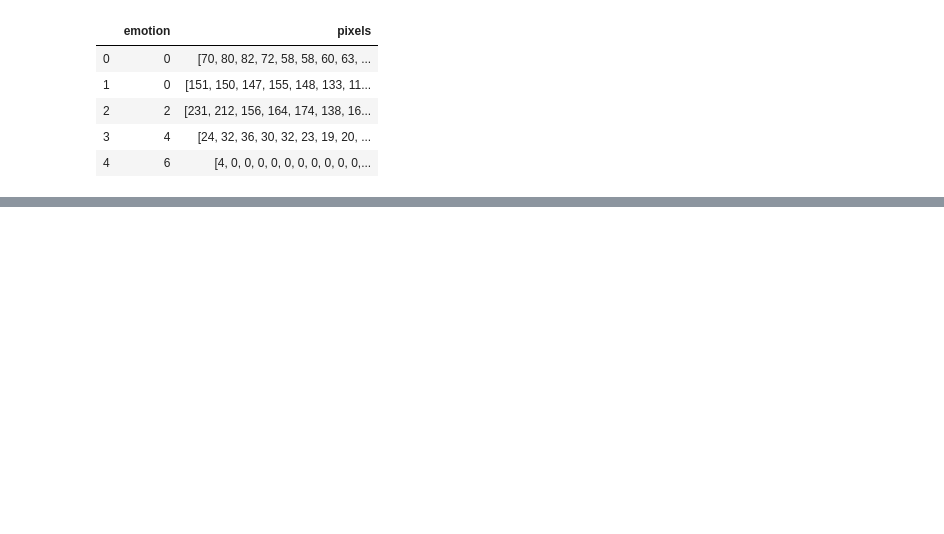
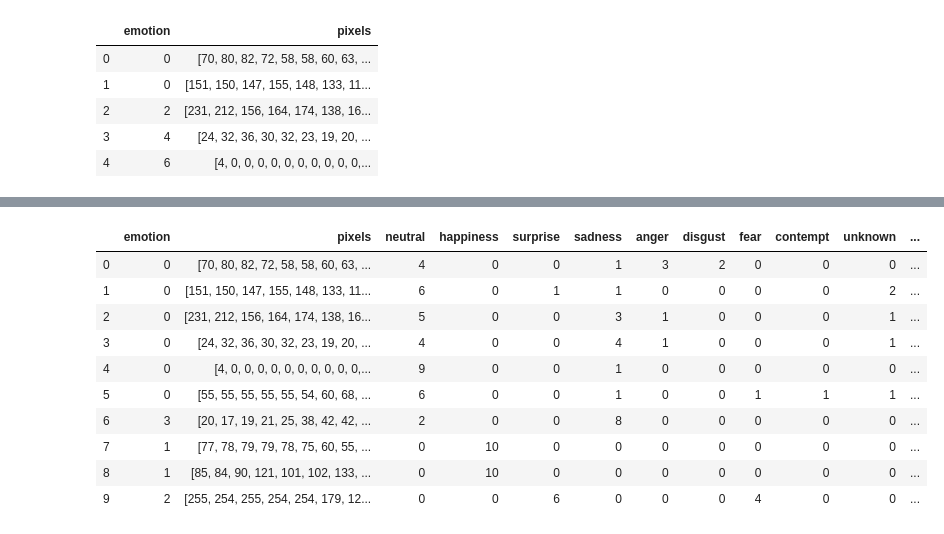
Before and after one commit to karencfisher/face_express, a Jupyter notebook: notebooks/conv_model1.ipynb, the cells around one changed output, grey strips where cells are left out. Saved outputs shown, nothing was run; the diff lists cells and outputs as text; code cells hidden in the pictures; blank space fills up the shorter version.

```diff
--- a/notebooks/conv_model1.ipynb
+++ b/notebooks/conv_model1.ipynb
@@ -44,0 +57,16 @@ displayImage(df, classes)
+# %%
+y = fer2013_new[['neutral', 'happiness', 'surprise', 'sadness', 'anger', 'disgust', 'fear', 'contempt']].values
+fer2013_new['emotion'] = makeClasses(y)
+fer2013_new.head(10)
+# %% [output]
+|  | emotion | pixels | neutral | happiness | surprise | sadness | anger | disgust | fear | contempt | unknown | ... |
+| 0 | 0 | [70, 80, 82, 72, 58, 58, 60, 63, ... | 4 | 0 | 0 | 1 | 3 | 2 | 0 | 0 | 0 | ... |
+| 1 | 0 | [151, 150, 147, 155, 148, 133, 11... | 6 | 0 | 1 | 1 | 0 | 0 | 0 | 0 | 2 | ... |
+| 2 | 0 | [231, 212, 156, 164, 174, 138, 16... | 5 | 0 | 0 | 3 | 1 | 0 | 0 | 0 | 1 | ... |
+| 3 | 0 | [24, 32, 36, 30, 32, 23, 19, 20, ... | 4 | 0 | 0 | 4 | 1 | 0 | 0 | 0 | 1 | ... |
+| 4 | 0 | [4, 0, 0, 0, 0, 0, 0, 0, 0, 0, 0,... | 9 | 0 | 0 | 1 | 0 | 0 | 0 | 0 | 0 | ... |
+| 5 | 0 | [55, 55, 55, 55, 55, 54, 60, 68, ... | 6 | 0 | 0 | 1 | 0 | 0 | 1 | 1 | 1 | ... |
+| 6 | 3 | [20, 17, 19, 21, 25, 38, 42, 42, ... | 2 | 0 | 0 | 8 | 0 | 0 | 0 | 0 | 0 | ... |
+| 7 | 1 | [77, 78, 79, 79, 78, 75, 60, 55, ... | 0 | 10 | 0 | 0 | 0 | 0 | 0 | 0 | 0 | ... |
+| 8 | 1 | [85, 84, 90, 121, 101, 102, 133, ... | 0 | 10 | 0 | 0 | 0 | 0 | 0 | 0 | 0 | ... |
+| 9 | 2 | [255, 254, 255, 254, 254, 179, 12... | 0 | 0 | 6 | 0 | 0 | 0 | 4 | 0 | 0 | ... |
```
Also changed, not shown: parts of 22 cells of this notebook, 9 other files.
